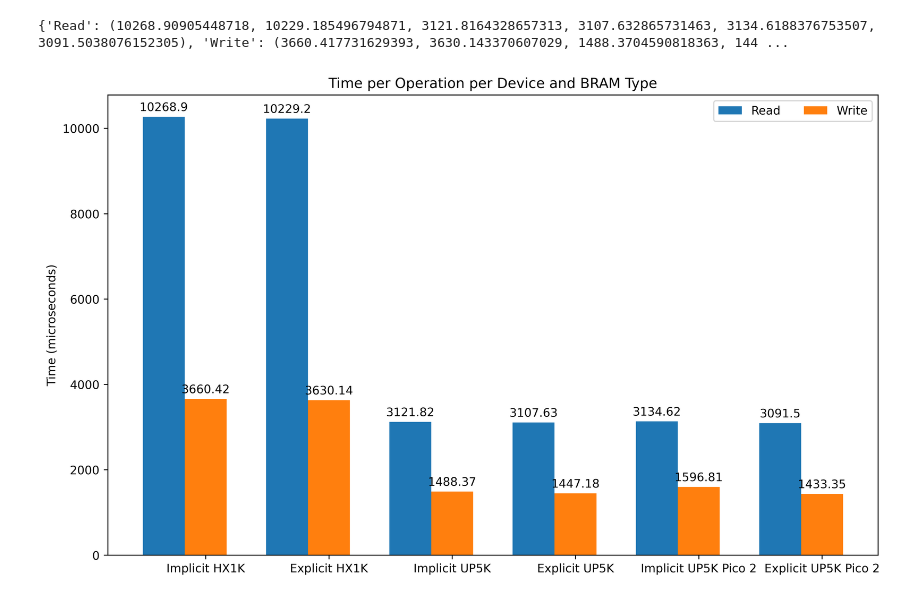
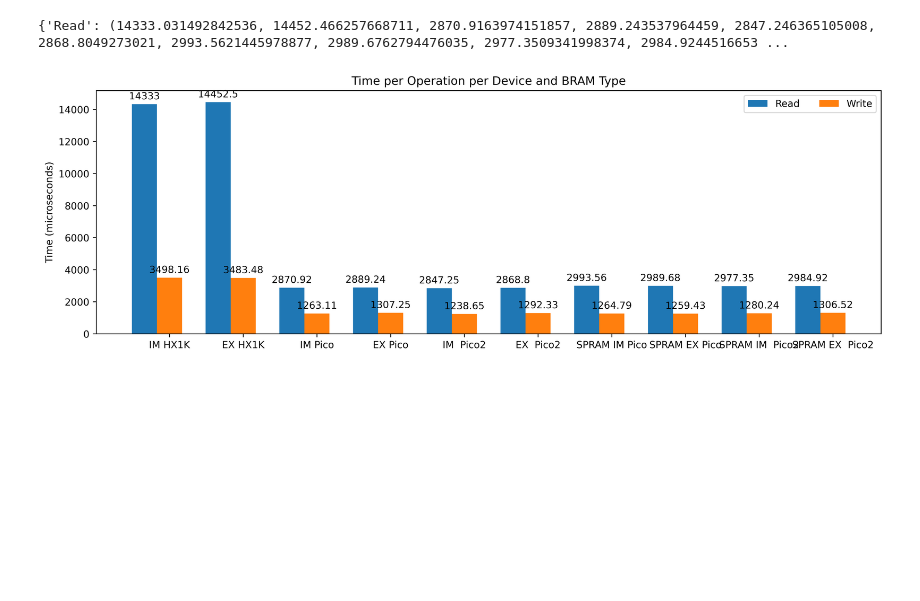
Before and after one commit to evolvablehardware/ice40_memory_controller, a Jupyter notebook: src_python/testbench_comparison.ipynb, the cells around one changed output. Drawn from its saved outputs; the diff is of its cells as text; code cells hidden in the pictures; blank space fills up the shorter version.

Commit message:
updating testbenches

```diff
--- a/src_python/testbench_comparison.ipynb
+++ b/src_python/testbench_comparison.ipynb
@@ -14,8 +14,14 @@ implicit_up5k_df = pd.read_csv("../testbench_results/implicit_up5k.csv")
 explicit_up5k_df = pd.read_csv("../testbench_results/explicit_up5k.csv")
 implicit_up5k_pico2_df = pd.read_csv("../testbench_results/implicit_up5k_pico2.csv")
 explicit_up5k_pico2_df = pd.read_csv("../testbench_results/explicit_up5k_pico2.csv")
+spram_implicit_up5k_df = pd.read_csv("../testbench_results/spram_implicit_up5k.csv")
+spram_explicit_up5k_df = pd.read_csv("../testbench_results/spram_explicit_up5k.csv")
+spram_implicit_up5k_pico2_df = pd.read_csv("../testbench_results/spram_implicit_up5k_pico2.csv")
+spram_explicit_up5k_pico2_df = pd.read_csv("../testbench_results/spram_explicit_up5k_pico2.csv")
 
-modes = ('Implicit HX1K', 'Explicit HX1K', 'Implicit UP5K', 'Explicit UP5K', 'Implicit UP5K Pico 2', 'Explicit UP5K Pico 2')
+modes = ('IM HX1K', 'EX HX1K', \
+         'IM Pico', 'EX Pico', 'IM  Pico2', 'EX  Pico2', \
+         'SPRAM IM Pico', 'SPRAM EX Pico', 'SPRAM IM  Pico2', 'SPRAM EX  Pico2')
 means = {
     'Read': (
         implicit_hx1k_df[implicit_hx1k_df['R/W'] == 'Read']['Time (microseconds)'].mean(),
@@ -23,7 +29,11 @@ means = {
         implicit_up5k_df[implicit_up5k_df['R/W'] == 'Read']['Time (microseconds)'].mean(),
         explicit_up5k_df[explicit_up5k_df['R/W'] == 'Read']['Time (microseconds)'].mean(),
         implicit_up5k_pico2_df[implicit_up5k_pico2_df['R/W'] == 'Read']['Time (microseconds)'].mean(),
-        explicit_up5k_pico2_df[explicit_up5k_pico2_df['R/W'] == 'Read']['Time (microseconds)'].mean()
+        explicit_up5k_pico2_df[explicit_up5k_pico2_df['R/W'] == 'Read']['Time (microseconds)'].mean(),
+        spram_implicit_up5k_df[spram_implicit_up5k_df['R/W'] == 'Read']['Time (microseconds)'].mean(),
+        spram_explicit_up5k_df[spram_explicit_up5k_df['R/W'] == 'Read']['Time (microseconds)'].mean(),
+        spram_implicit_up5k_pico2_df[spram_implicit_up5k_pico2_df['R/W'] == 'Read']['Time (microseconds)'].mean(),
+        spram_explicit_up5k_pico2_df[spram_explicit_up5k_pico2_df['R/W'] == 'Read']['Time (microseconds)'].mean()
     ),
     'Write': (
         implicit_hx1k_df[implicit_hx1k_df['R/W'] == 'Write']['Time (microseconds)'].mean(),
@@ -31,32 +41,36 @@ means = {
         implicit_up5k_df[implicit_up5k_df['R/W'] == 'Write']['Time (microseconds)'].mean(),
         explicit_up5k_df[explicit_up5k_df['R/W'] == 'Write']['Time (microseconds)'].mean(),
         implicit_up5k_pico2_df[implicit_up5k_pico2_df['R/W'] == 'Write']['Time (microseconds)'].mean(),
-        explicit_up5k_pico2_df[explicit_up5k_pico2_df['R/W'] == 'Write']['Time (microseconds)'].mean()
+        explicit_up5k_pico2_df[explicit_up5k_pico2_df['R/W'] == 'Write']['Time (microseconds)'].mean(),
+        spram_implicit_up5k_df[spram_implicit_up5k_df['R/W'] == 'Write']['Time (microseconds)'].mean(),
+        spram_explicit_up5k_df[spram_explicit_up5k_df['R/W'] == 'Write']['Time (microseconds)'].mean(),
+        spram_implicit_up5k_pico2_df[spram_implicit_up5k_pico2_df['R/W'] == 'Write']['Time (microseconds)'].mean(),
+        spram_explicit_up5k_pico2_df[spram_explicit_up5k_pico2_df['R/W'] == 'Write']['Time (microseconds)'].mean()
     ),
 }
 
 print(means)
 # %% [output]
-{'Read': (10268.90905448718, 10229.185496794871, 3121.8164328657313, 3107.632865731463, 3134.6188376753507, 3091.5038076152305), 'Write': (3660.417731629393, 3630.143370607029, 1488.3704590818363, 144 ...
+{'Read': (14333.031492842536, 14452.466257668711, 2870.9163974151857, 2889.243537964459, 2847.246365105008, 2868.8049273021, 2993.5621445978877, 2989.6762794476035, 2977.3509341998374, 2984.9244516653 ...
 # %%
 x = np.arange(len(modes))  # the label locations
 width = 0.34  # the width of the bars
 multiplier = 0
 
-fig, ax = plt.subplots(layout='constrained', dpi=600, figsize=(10,6))
+fig, ax = plt.subplots(layout='constrained', dpi=600, figsize=(14,4))
 
 for attribute, measurement in means.items():
     offset = width * multiplier
     rects = ax.bar(x + offset, measurement, width, label=attribute)
     ax.bar_label(rects, padding=3)
     multiplier += 1
 
 # Add some text for labels, title and custom x-axis tick labels, etc.
 ax.set_ylabel('Time (microseconds)')
 ax.set_title('Time per Operation per Device and BRAM Type')
 ax.set_xticks(x + width, modes)
 ax.legend(loc='upper right', ncols=2)
 
 plt.show()
 # %% [output]
-[figure, old version]
+[figure, new version]
```
Also changed, not shown: 5 other files.
